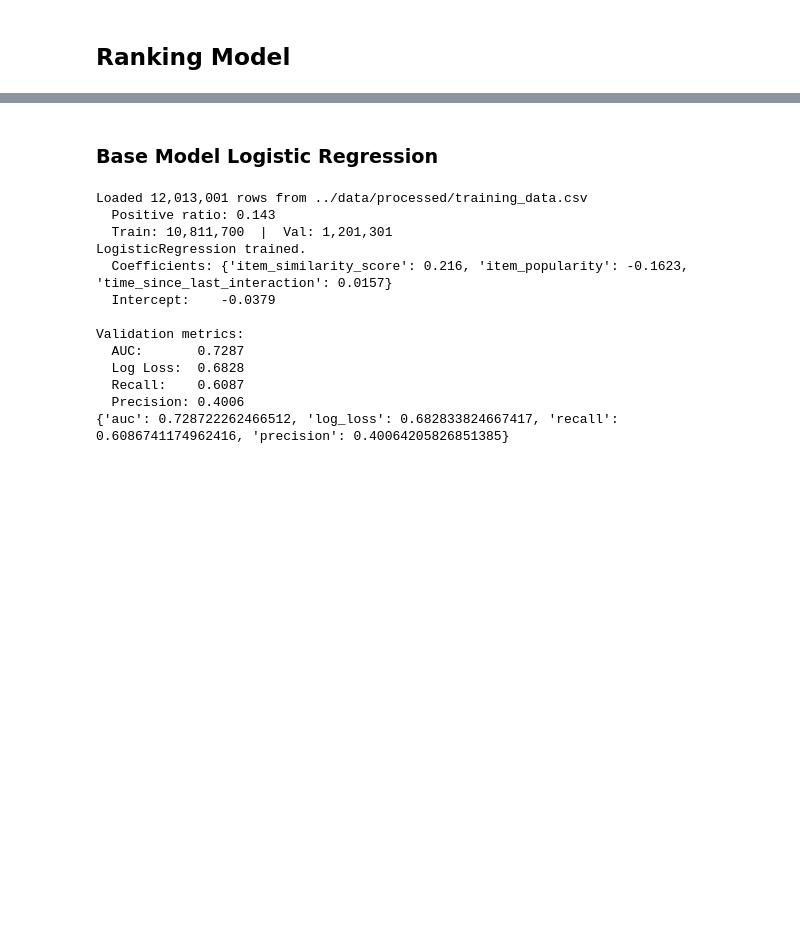
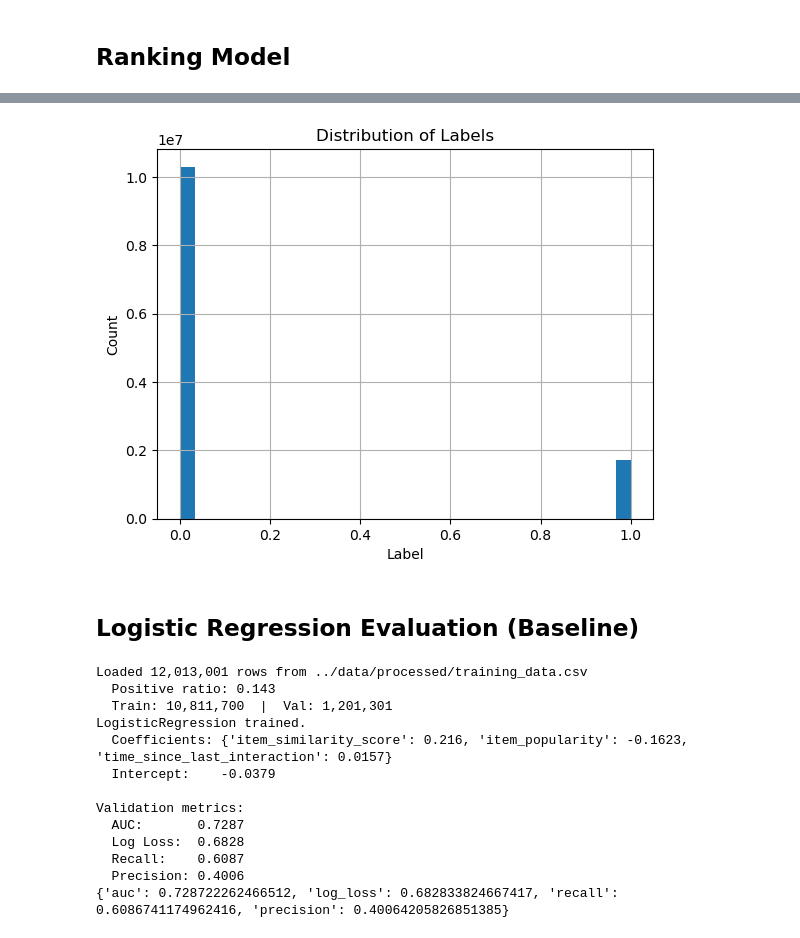
Before and after one commit to CJC-AI/Recommender-system, a Jupyter notebook: notebooks/eda.ipynb, the cells around one changed output, grey strips where cells are left out. Saved outputs shown, nothing was run; the diff lists cells and outputs as text; code cells hidden in the pictures; blank space fills up the shorter version.

```diff
--- a/notebooks/eda.ipynb
+++ b/notebooks/eda.ipynb
@@ -295,4 +296,12 @@ training_df.describe()
 | max | 1.407579e+06 | 4.668670e+05 | 1.000000e+00 | 1.000000e+00 | 2.578686e+03 | 3.080000e+02 | ... |
+# %%
+training_df['label'].hist(bins=30)
+plt.title('Distribution of Labels')
+plt.xlabel('Label')
+plt.ylabel('Count')
+plt.show()
+# %% [output]
+[figure, added]
 # %% [markdown]
-### Base Model Logistic Regression
+## Logistic Regression Evaluation (Baseline)
 # %%
```
Also changed, not shown: parts of 17 cells of this notebook, 9 other files.
